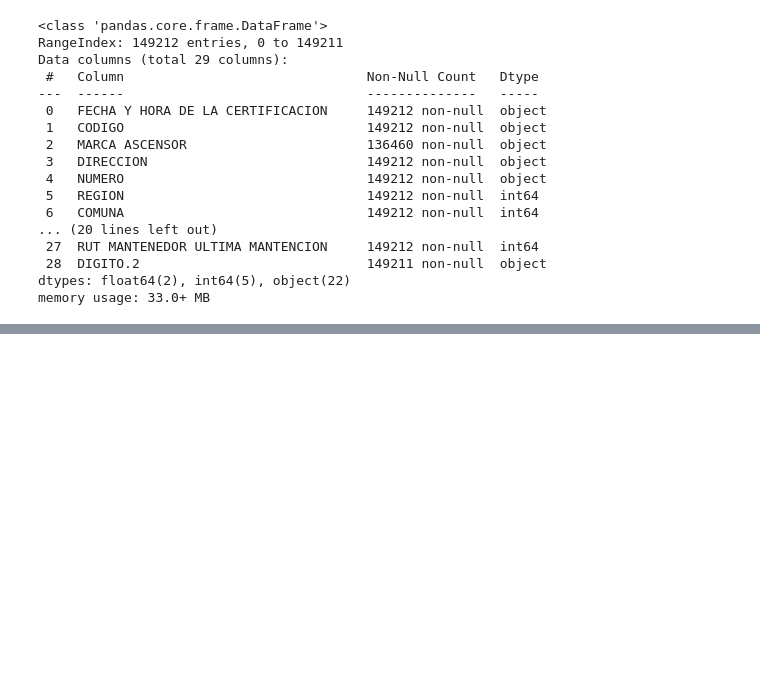
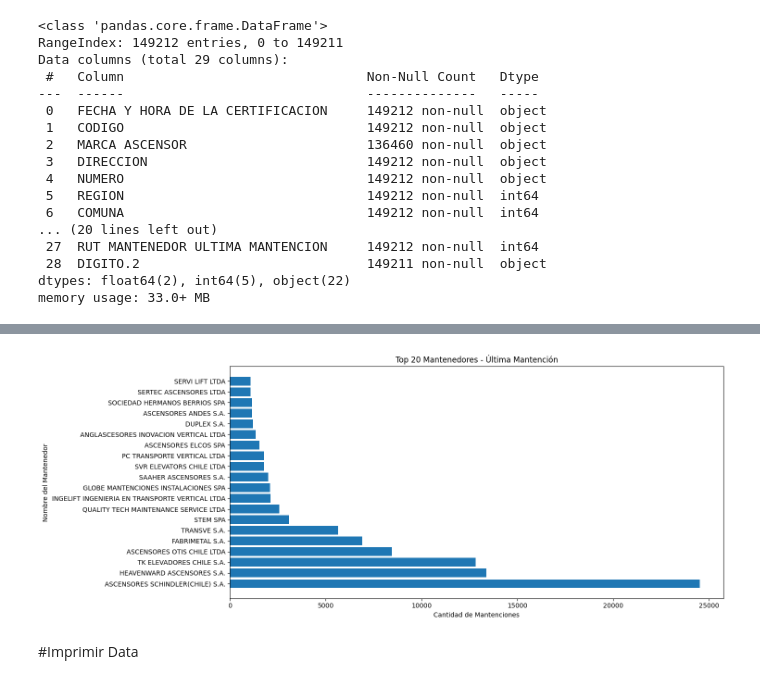
Before and after one commit to SAZA-KARTIAN/Ascensores_Chile, a Jupyter notebook: DB_Ascensores_certificados.ipynb, the cells around one changed output, grey strips where cells are left out. Drawn from its saved outputs; the diff is of its cells as text; code cells hidden in the pictures; blank space fills up the shorter version.

```diff
--- a/DB_Ascensores_certificados.ipynb
+++ b/DB_Ascensores_certificados.ipynb
@@ -316,0 +169,18 @@ display(data_pisos.head())
+# %%
+valores_a_reemplazar = ['Sin Informacion', '', ' ', 'nan', 'Nan', 'NaN'] # Agrega otros si es necesario
+
+for col in columnas_string:
+    # Convertir a string primero para asegurar que .str funcione
+    data[col] = data[col].astype(str)
+    # Reemplazar valores específicos por NaN
+    data[col] = data[col].replace(valores_a_reemplazar, np.nan)
+    # Aplicar limpieza solo si la columna no es completamente NaN después del reemplazo
+    if data[col].notna().any():
+      # Convertir a minúsculas (opcional, considera si lo necesitas para todas)
+      # df[col] = df[col].str.lower()
+      # Eliminar espacios al inicio y final
+      data[col] = data[col].str.strip()
+      # Reemplazar múltiples espacios internos con uno solo
+      data[col] = data[col].str.replace(r'\s+', ' ', regex=True)
+      # Reemplazar el espacio no estándar (nbsp) específicamente visto
+      data[col] = data[col].str.replace('\u00A0', ' ', regex=False) # \u00A0 es nbsp
@@ -316,0 +974,7 @@ display(data_pisos.head())
+# %%
+# Aplicar el reemplazo en la columna 'MARCA ASCENSOR'
+# Opción 1: Reasignando la columna (recomendado)
+data['MARCA ASCENSOR'] = data['MARCA ASCENSOR'].replace(correcciones_marca)
+
+# Opción 2: Usando inplace=True (modifica el DataFrame directamente)
+# data['MARCA ASCENSOR'].replace(correcciones_marca, inplace=True)
@@ -316,0 +1358,4 @@ display(data_pisos.head())
+# %%
+# Aplicar el reemplazo en la columna 'MARCA ASCENSOR'
+# Opción 1: Reasignando la columna (recomendado)
+data['NOMBRE MANTENEDOR ULTIMA MANTENCION'] = data['NOMBRE MANTENEDOR ULTIMA MANTENCION'].replace(correcciones_NOMBRE_MANTENEDOR_ULTIMA_MANTENCION)
@@ -316,0 +1383,19 @@ display(data_pisos.head())
+# %%
+# Suponiendo que 'data' es tu DataFrame y ya aplicaste las correcciones
+top_20_mantenedores = data['NOMBRE MANTENEDOR ULTIMA MANTENCION'].value_counts().nlargest(20)
+
+plt.figure(figsize=(15, 6))  # Ajusta el tamaño de la figura si es necesario
+
+# Use barh for horizontal bar chart
+plt.barh(y=top_20_mantenedores.index, width=top_20_mantenedores.values)
+
+plt.yticks(rotation=0)  # You might want to adjust y-axis labels if needed
+plt.ylabel('Nombre del Mantenedor')  # Swap x and y labels
+plt.xlabel('Cantidad de Mantenciones') # Swap x and y labels
+plt.title('Top 20 Mantenedores - Última Mantención')
+plt.tight_layout()  # Ajusta el diseño para evitar que las etiquetas se corten
+plt.show()
+# %% [output]
+[figure, added]
+# %% [markdown]
+#Imprimir Data
```
Also changed, not shown: parts of 42 cells of this notebook.
